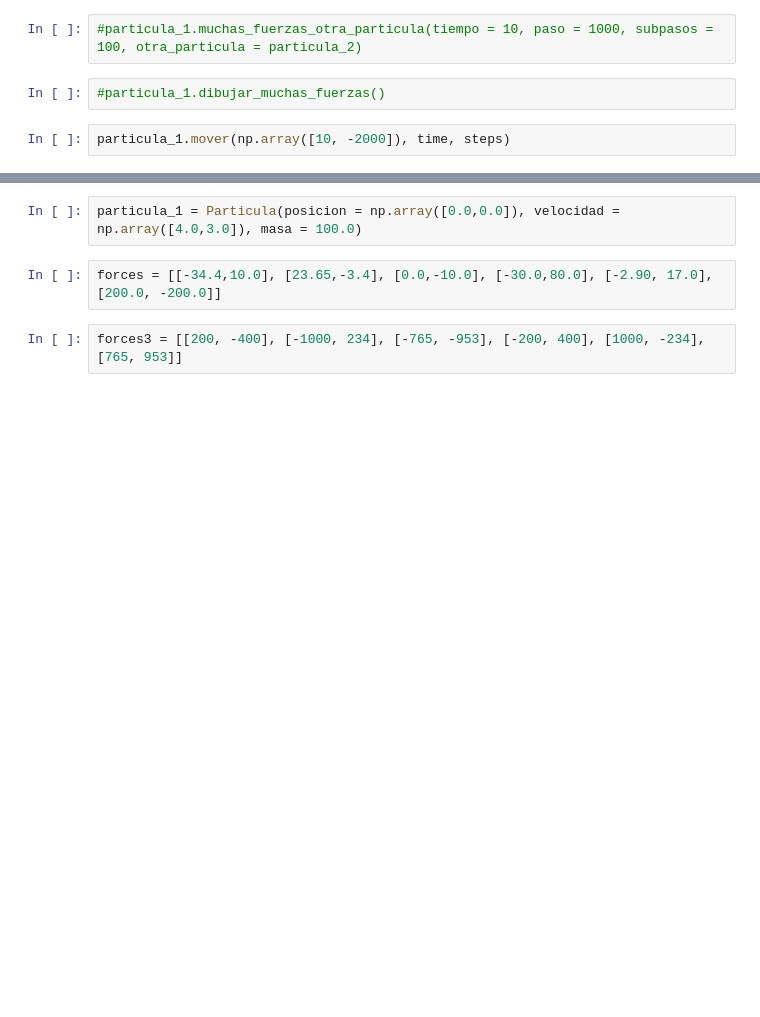
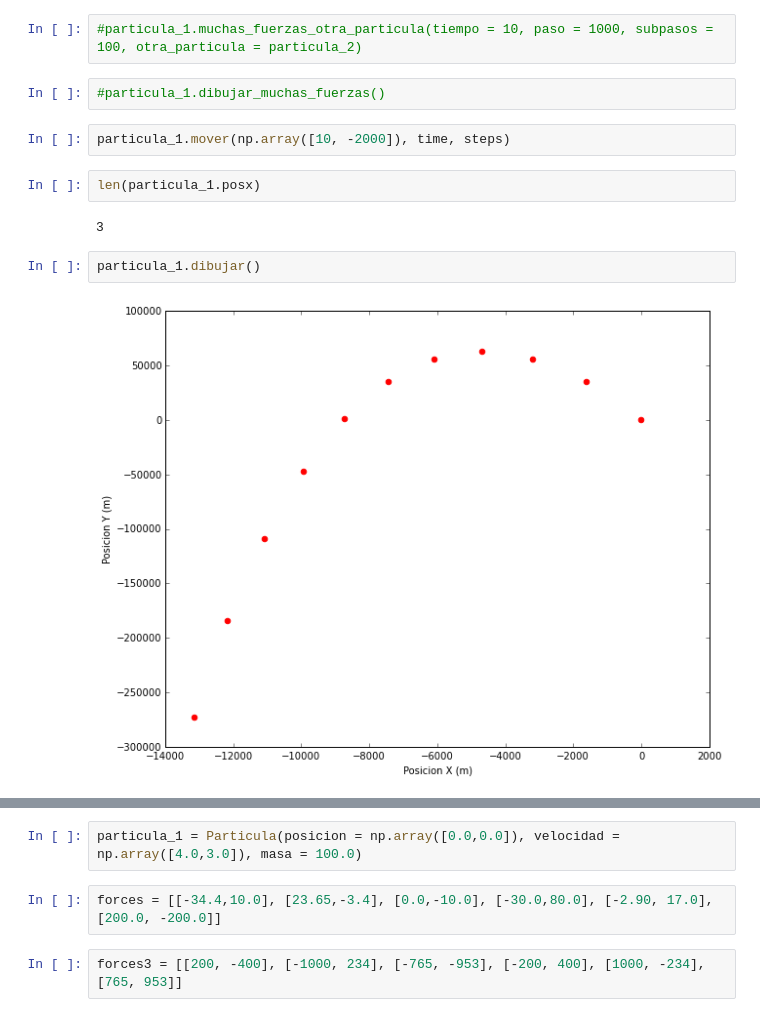
Before and after one commit to AzulGarza/proyecto-mate-compu, a Jupyter notebook: proyecto/N_cuerpos.ipynb, the cells around one changed output, grey strips where cells are left out. Saved outputs shown, nothing was run; the diff lists cells and outputs as text; blank space fills up the shorter version.

```diff
--- a/proyecto/N_cuerpos.ipynb
+++ b/proyecto/N_cuerpos.ipynb
@@ -180,3 +195,11 @@ particula_2 = Particula(posicion = np.array([0.0, 0.0]), velocidad = np.array([-
 #particula_1.dibujar_muchas_fuerzas()
 # %%
 particula_1.mover(np.array([10, -2000]), time, steps)
+# %%
+len(particula_1.posx)
+# %% [output]
+3
+# %%
+particula_1.dibujar()
+# %% [output]
+[figure, added]
```
Also changed, not shown: parts of 6 cells of this notebook, 1 other file.
